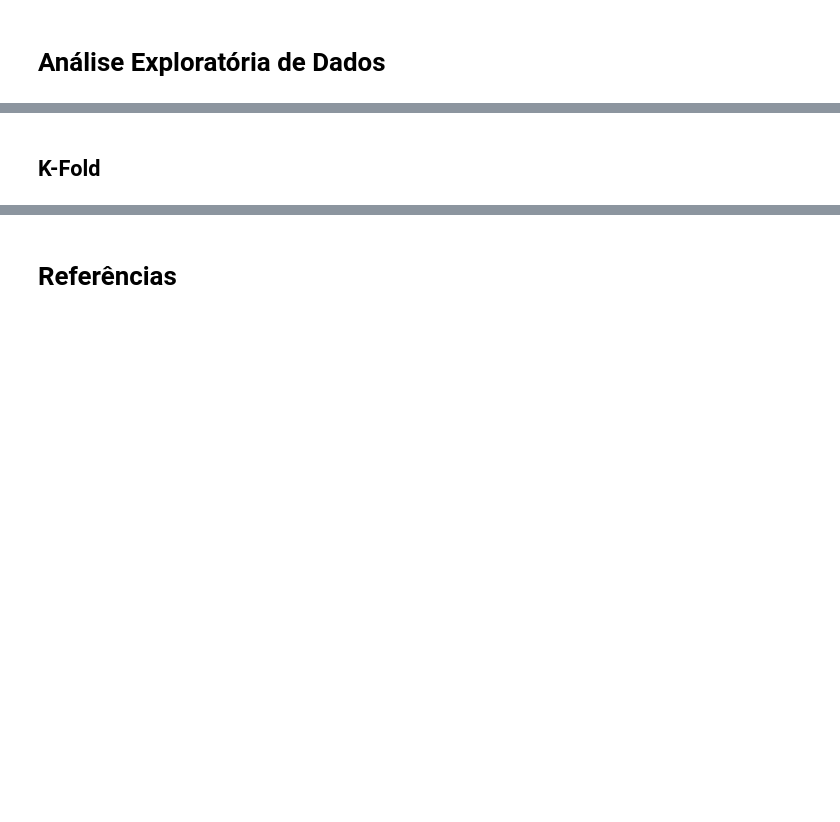
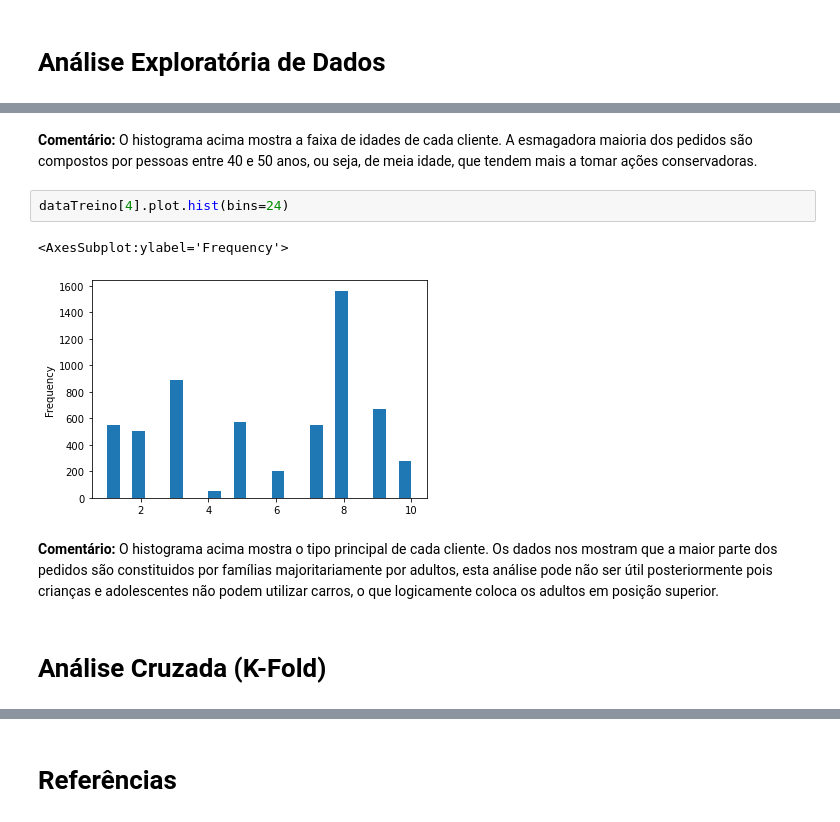
Before and after one commit to Barbomat/AD-Avaliacao-C3-Neumann-Software, a Jupyter notebook: Avalicação C3 - Neumann Software.ipynb, the cells around one changed output, grey strips where cells are left out. Drawn from its saved outputs; the diff is of its cells as text; blank space fills up the shorter version.

```diff
--- a/Avalicação C3 - Neumann Software.ipynb
+++ b/Avalicação C3 - Neumann Software.ipynb
@@ -86,2 +117,11 @@ dataClassificao.head()
+# %% [markdown]
+**Comentário:** O histograma acima mostra a faixa de idades de cada cliente. A esmagadora maioria dos pedidos são compostos por pessoas entre 40 e 50 anos, ou seja, de meia idade, que tendem mais a tomar ações conservadoras.
+# %%
+dataTreino[4].plot.hist(bins=24)
+# %% [output]
+<AxesSubplot:ylabel='Frequency'>
+[figure, added]
+# %% [markdown]
+**Comentário:** O histograma acima mostra o tipo principal de cada cliente. Os dados nos mostram que a maior parte dos pedidos são constituidos por famílias majoritariamente por adultos, esta análise pode não ser útil posteriormente pois crianças e adolescentes não podem utilizar carros, o que logicamente coloca os adultos em posição superior.
 # %% [markdown]
-## K-Fold
+# Análise Cruzada (K-Fold)
```
Also changed, not shown: parts of 19 cells of this notebook.
